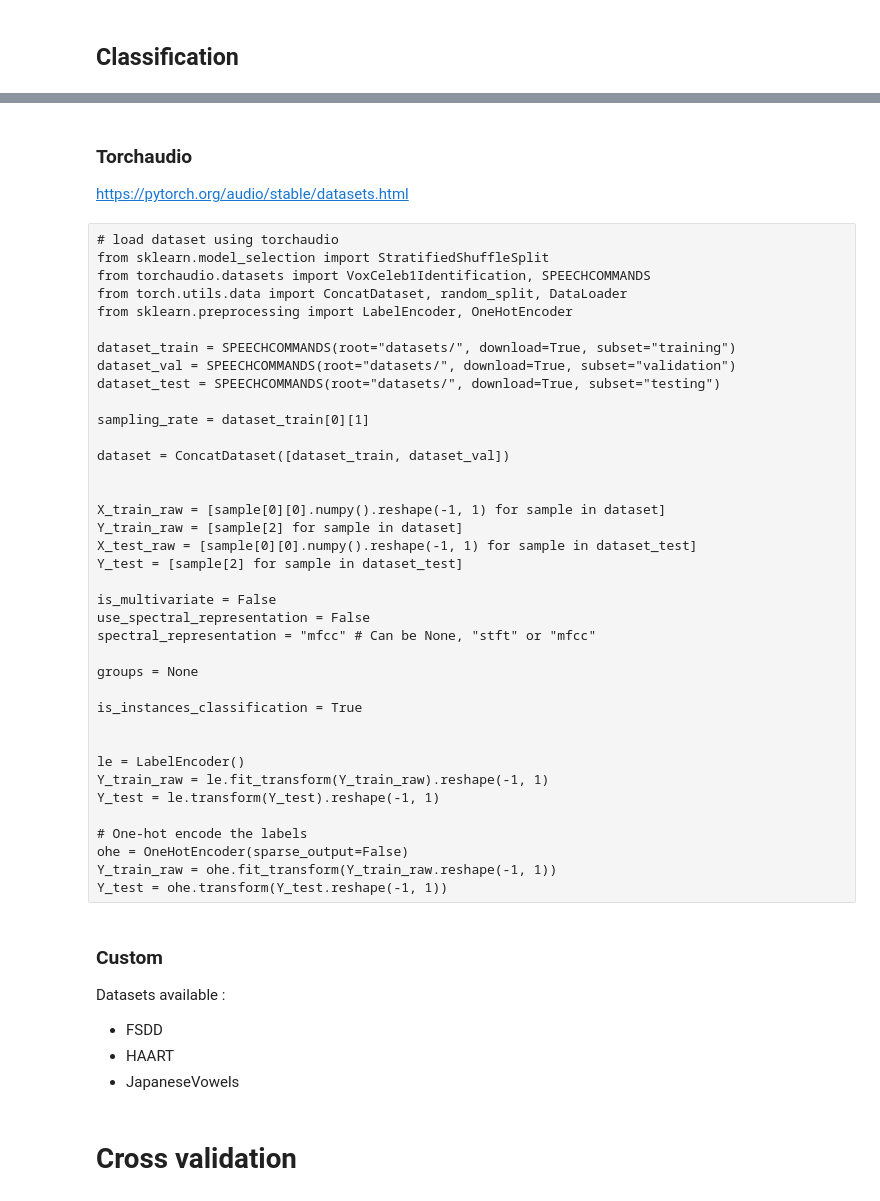
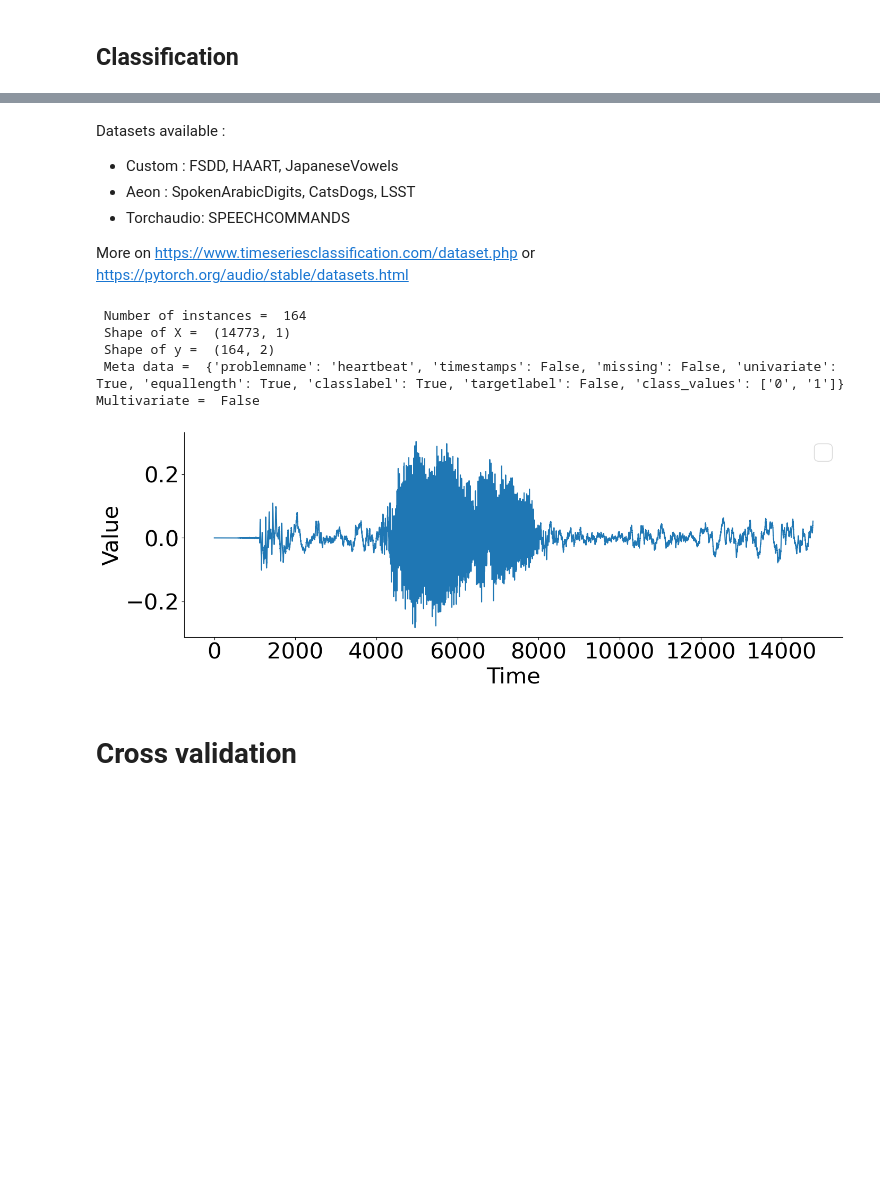
Before and after one commit to Finebouche/hag, a Jupyter notebook: 1.general_framework.ipynb, the cells around one changed output, grey strips where cells are left out. Drawn from its saved outputs; the diff is of its cells as text; code cells hidden in the pictures; blank space fills up the shorter version.

Commit message:
Unify dataset loading

```diff
--- a/1.general_framework.ipynb
+++ b/1.general_framework.ipynb
@@ -90,50 +38,8 @@ Y_test = ohe.transform(Y_test.reshape(-1, 1))
-# %% [markdown]
-### Torchaudio
-
-https://pytorch.org/audio/stable/datasets.html
-# %% [raw]
-# load dataset using torchaudio
-from sklearn.model_selection import StratifiedShuffleSplit
-from torchaudio.datasets import VoxCeleb1Identification, SPEECHCOMMANDS
-from torch.utils.data import ConcatDataset, random_split, DataLoader
-from sklearn.preprocessing import LabelEncoder, OneHotEncoder
-
-dataset_train = SPEECHCOMMANDS(root="datasets/", download=True, subset="training")
-dataset_val = SPEECHCOMMANDS(root="datasets/", download=True, subset="validation")
-dataset_test = SPEECHCOMMANDS(root="datasets/", download=True, subset="testing")
-
-sampling_rate = dataset_train[0][1]
-
-dataset = ConcatDataset([dataset_train, dataset_val])
-
-
-X_train_raw = [sample[0][0].numpy().reshape(-1, 1) for sample in dataset]
-Y_train_raw = [sample[2] for sample in dataset]
-X_test_raw = [sample[0][0].numpy().reshape(-1, 1) for sample in dataset_test]
-Y_test = [sample[2] for sample in dataset_test]
-
-is_multivariate = False
-use_spectral_representation = False
-spectral_representation = "mfcc" # Can be None, "stft" or "mfcc"
-
-groups = None
-
-is_instances_classification = True
-
-
-le = LabelEncoder()
-Y_train_raw = le.fit_transform(Y_train_raw).reshape(-1, 1)
-Y_test = le.transform(Y_test).reshape(-1, 1)
-
-# One-hot encode the labels
-ohe = OneHotEncoder(sparse_output=False)
-Y_train_raw = ohe.fit_transform(Y_train_raw.reshape(-1, 1))
-Y_test = ohe.transform(Y_test.reshape(-1, 1))
 # %% [markdown]
-### Custom
-
 Datasets available :
 
-* FSDD
-* HAART
-* JapaneseVowels
+* Custom :  FSDD, HAART, JapaneseVowels
+* Aeon : SpokenArabicDigits, CatsDogs, LSST
+* Torchaudio: SPEECHCOMMANDS
+
+More on https://www.timeseriesclassification.com/dataset.php or https://pytorch.org/audio/stable/datasets.html
@@ -158,3 +46,30 @@ plt.show()
+# %%
+from datasets.load_classification import load_dataset_classification
+is_instances_classification = True
+spectral_representation = "mfcc"  # Can be None, "stft" or "mfcc"
+
+dataset_name = "CatsDogs"
+
+use_spectral_representation, is_multivariate, sampling_rate, X_train_raw, X_test_raw, Y_train_raw, Y_test, groups = load_dataset_classification(dataset_name)
+
+
+fig, ax = plt.subplots(figsize=(16, 5))
+ax.plot(range(len(X_train_raw[0])), X_train_raw[0])
+ax.spines['top'].set_visible(False)
+ax.spines['right'].set_visible(False)
+fontsize=30
+ax.tick_params(axis='both', labelsize=fontsize)
+plt.xlabel('Time', size=fontsize)
+plt.ylabel('Value', size=fontsize)
+plt.legend(fontsize=fontsize)
+plt.show()
+# %% [output]
+ Number of instances =  164
+ Shape of X =  (14773, 1)
+ Shape of y =  (164, 2)
+ Meta data =  {'problemname': 'heartbeat', 'timestamps': False, 'missing': False, 'univariate': True, 'equallength': True, 'classlabel': True, 'targetlabel': False, 'class_values': ['0', '1']}
+Multivariate =  False
+[figure, added]
 # %% [markdown]
 # Cross validation
 # %%
```
Also changed, not shown: parts of 9 cells of this notebook, 4 other files.
